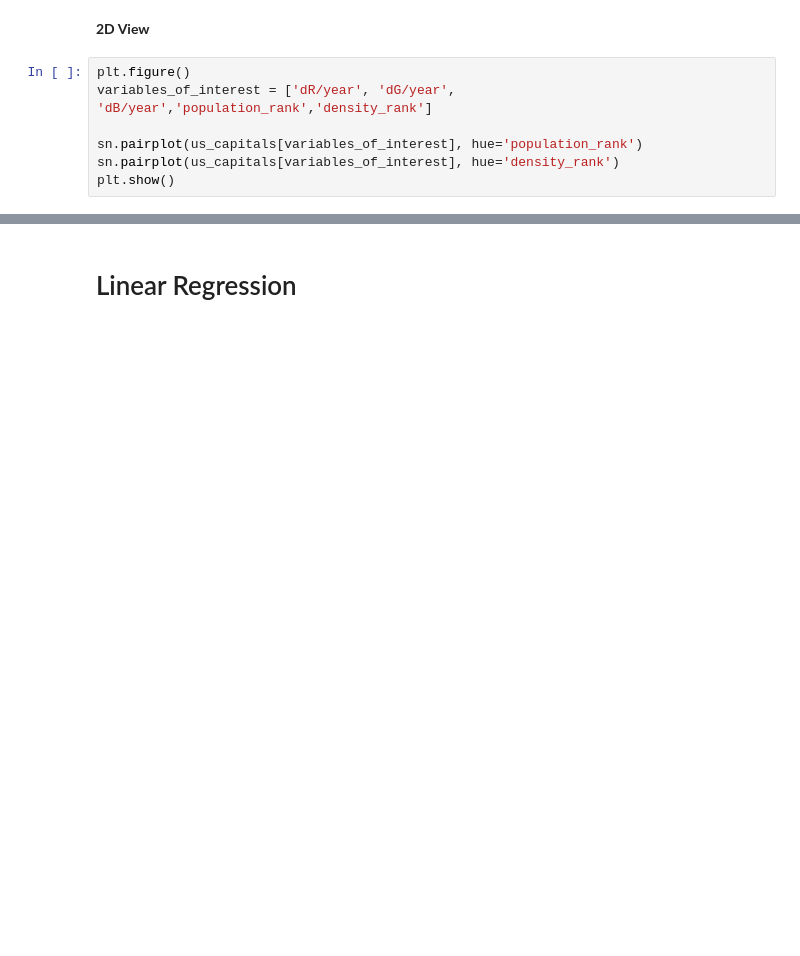
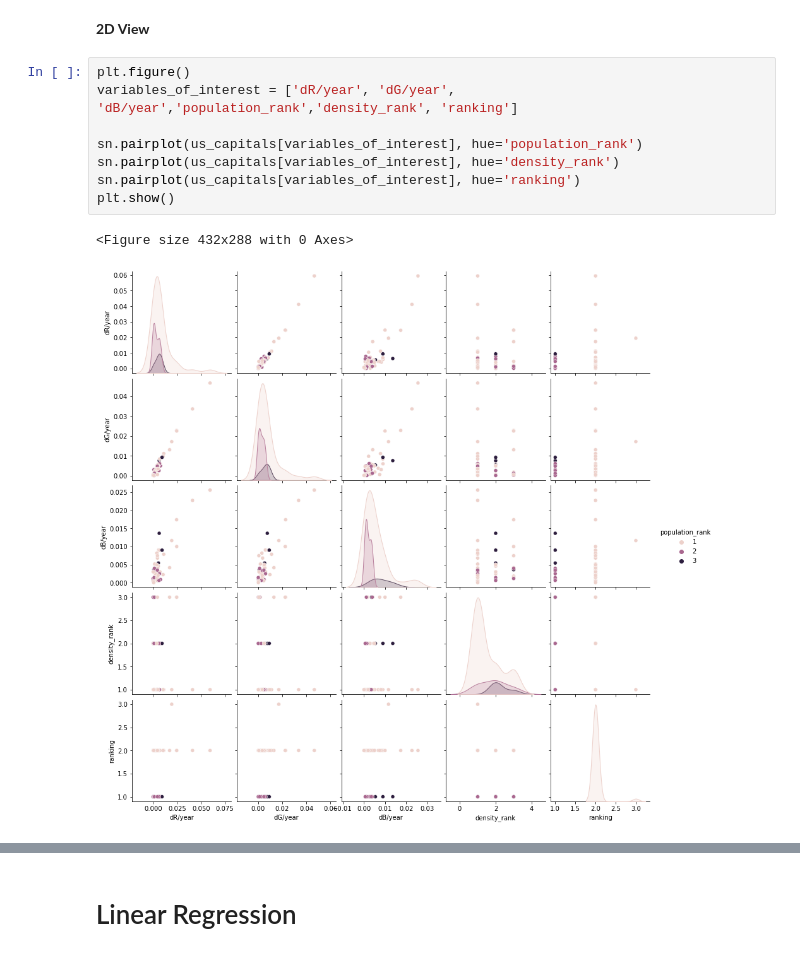
Before and after one commit to JSimonyan/SatteliteAnalysis, a Jupyter notebook: Final_joe.ipynb, the cells around one changed output, grey strips where cells are left out. Saved outputs shown, nothing was run; the diff lists cells and outputs as text; blank space fills up the shorter version.

```diff
--- a/Final_joe.ipynb
+++ b/Final_joe.ipynb
@@ -266,8 +277,12 @@ plt.show()
 **2D View**
 # %%
 plt.figure()
-variables_of_interest = ['dR/year', 'dG/year', 'dB/year','population_rank','density_rank']
+variables_of_interest = ['dR/year', 'dG/year', 'dB/year','population_rank','density_rank', 'ranking']
 
 sn.pairplot(us_capitals[variables_of_interest], hue='population_rank')
 sn.pairplot(us_capitals[variables_of_interest], hue='density_rank')
+sn.pairplot(us_capitals[variables_of_interest], hue='ranking')
 plt.show()
+# %% [output]
+<Figure size 432x288 with 0 Axes>
+[figure, added]
```
Also changed, not shown: parts of 7 cells of this notebook.
